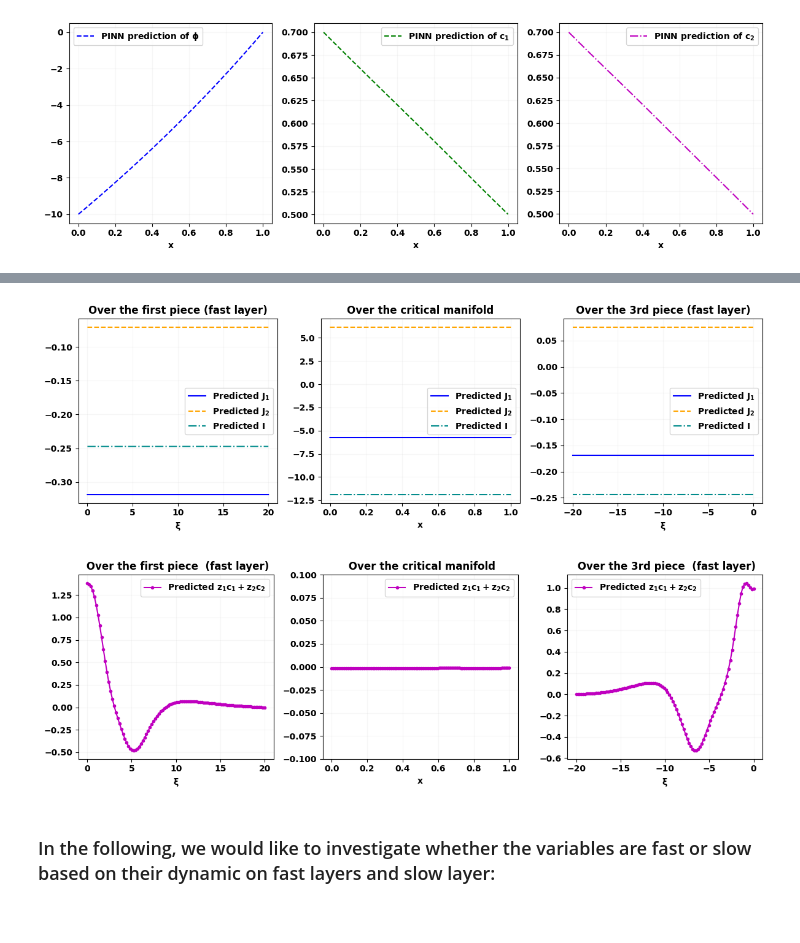
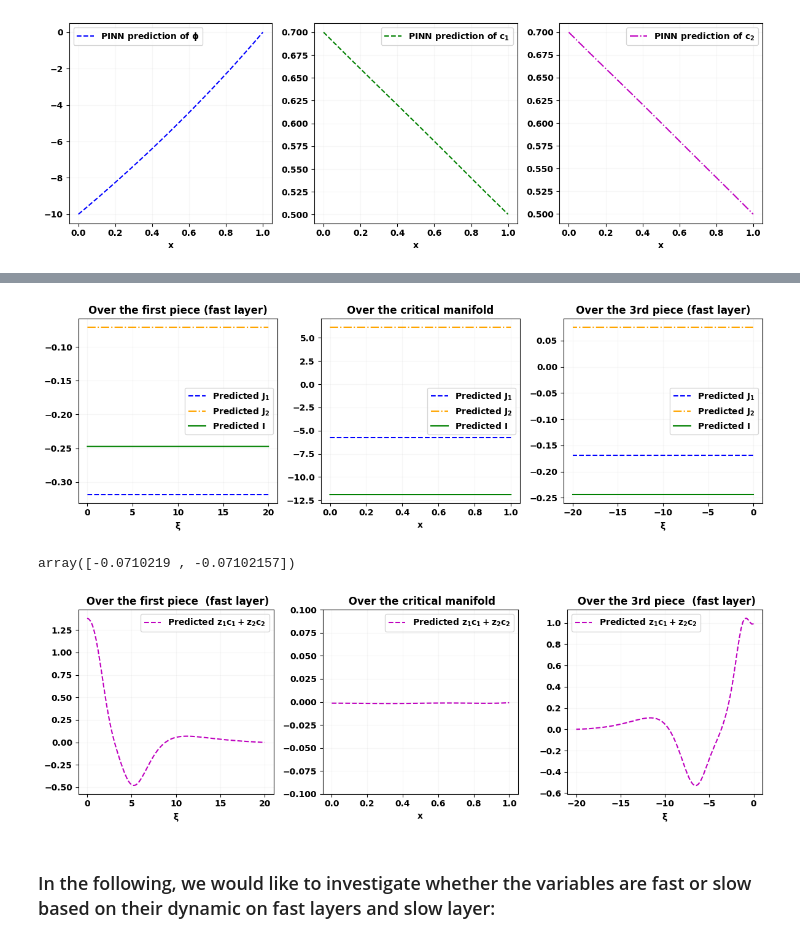
Before and after one commit to Hamid-Mofidi/PINNs_on_Multiple_timescale_dynamics, a Jupyter notebook: PINNs_PNP/PINNs_PNP_8(J_free)V-2.ipynb, the cells around one changed output, grey strips where cells are left out. Drawn from its saved outputs; the diff is of its cells as text; code cells hidden in the pictures.

```diff
--- a/PINNs_PNP/PINNs_PNP_8(J_free)V-2.ipynb
+++ b/PINNs_PNP/PINNs_PNP_8(J_free)V-2.ipynb
@@ -474,9 +500,9 @@ plt.show()
 plt.figure(figsize=(12, 4))
 
 plt.subplot(1, 3, 1)
-plt.plot(t, j1_pred_fast, 'b-', label='Predicted $\\mathbf{J_1}$')
-plt.plot(t, j2_pred_fast, '--', color='orange', label='Predicted $\\mathbf{J_2}$')
-plt.plot(t, z1*j1_pred_fast + z2*j2_pred_fast, '-.', color='darkcyan', label='Predicted $\\mathbf{I}$')
+plt.plot(t, j1_pred_fast, 'b--', label='Predicted $\\mathbf{J_1}$')
+plt.plot(t, j2_pred_fast, '-.', color='orange', label='Predicted $\\mathbf{J_2}$')
+plt.plot(t, z1*j1_pred_fast + z2*j2_pred_fast, '-', color='green', label='Predicted $\\mathbf{I}$')
 
 plt.xlabel('$\\mathbf{\\xi}$', fontweight='bold')
 plt.title('Over the first piece (fast layer)', fontweight='bold')
@@ -488,9 +514,9 @@ plt.xticks(fontweight='bold')
 plt.yticks(fontweight='bold')
 
 plt.subplot(1, 3, 2)
-plt.plot(tau, j1_pred_slow, 'b-', label='Predicted $\\mathbf{J_1}$')
-plt.plot(tau, j2_pred_slow, '--', color='orange', label='Predicted $\\mathbf{J_2}$')
-plt.plot(tau, z1*j1_pred_slow + z2*j2_pred_slow, '-.', color='darkcyan', label='Predicted $\\mathbf{I}$')
+plt.plot(tau, j1_pred_slow, 'b--', label='Predicted $\\mathbf{J_1}$')
+plt.plot(tau, j2_pred_slow, '-.', color='orange', label='Predicted $\\mathbf{J_2}$')
+plt.plot(tau, z1*j1_pred_slow + z2*j2_pred_slow, '-', color='green', label='Predicted $\\mathbf{I}$')
 
 plt.xlabel('$\\mathbf{x}$', fontweight='bold')
 plt.title('Over the critical manifold', fontweight='bold')
@@ -502,9 +528,9 @@ plt.xticks(fontweight='bold')
 plt.yticks(fontweight='bold')
 
 plt.subplot(1, 3, 3)
-plt.plot(t2, j1_pred_fast2 , 'b-', label='Predicted $\\mathbf{J_1}$')
-plt.plot(t2, j2_pred_fast2 , '--', color='orange', label='Predicted $\\mathbf{J_2}$')
-plt.plot(t2, z1*j1_pred_fast2 + z2*j2_pred_fast2, '-.', color='darkcyan', label='Predicted $\\mathbf{I}$')
+plt.plot(t2, j1_pred_fast2 , 'b--', label='Predicted $\\mathbf{J_1}$')
+plt.plot(t2, j2_pred_fast2 , '-.', color='orange', label='Predicted $\\mathbf{J_2}$')
+plt.plot(t2, z1*j1_pred_fast2 + z2*j2_pred_fast2, '-', color='green', label='Predicted $\\mathbf{I}$')
 
 plt.xlabel('$\\mathbf{\\xi}$', fontweight='bold')
 plt.title('Over the 3rd piece (fast layer)', fontweight='bold')
@@ -517,13 +543,15 @@ plt.yticks(fontweight='bold')
 plt.grid(True, alpha=0.1)
 plt.tight_layout()
 plt.show()
+j2_pred_fast[:2]
 # %% [output]
-[figure, old version]
+[figure, new version]
+array([-0.0710219 , -0.07102157])
 # %%
 plt.figure(figsize=(12, 4))
 
 plt.subplot(1, 3, 1)
-plt.plot(t, z1 * c1_pred_fast + z2 * c2_pred_fast, 'm.-', label='Predicted $\\mathbf{z_1 c_1+ z_2  c_2}$')
+plt.plot(t, z1 * c1_pred_fast + z2 * c2_pred_fast, 'm--', label='Predicted $\\mathbf{z_1 c_1+ z_2  c_2}$')
 plt.xlabel('$\\mathbf{\\xi}$', fontweight='bold')
 plt.title(' Over the first piece  (fast layer)', fontweight='bold')
 plt.grid(True, alpha=0.1)
@@ -531,36 +559,36 @@ plt.legend(prop={'weight': 'bold'})
 
 # Making tick labels bold
 plt.xticks(fontweight='bold')
 plt.yticks(fontweight='bold')
 
 zc_slow_init = z1 * c1_pred_fast[-1] + z2 * c2_pred_fast[-1]
 plt.subplot(1, 3, 2)
-plt.plot(tau, z1 * c1_pred_slow + z2 * c2_pred_slow + zc_slow_init, 'm.-', label='Predicted $\\mathbf{z_1 c_1+ z_2  c_2}$')
+plt.plot(tau, z1 * c1_pred_slow + z2 * c2_pred_slow + zc_slow_init, 'm--', label='Predicted $\\mathbf{z_1 c_1+ z_2  c_2}$')
 plt.xlabel('$\\mathbf{x}$', fontweight='bold')
 plt.ylim(-0.1, 0.1)
 plt.title(' Over the critical manifold', fontweight='bold')
 plt.grid(True, alpha=0.1)
 plt.legend(prop={'weight': 'bold'})
 
 # Making tick labels bold
 plt.xticks(fontweight='bold')
 plt.yticks(fontweight='bold')
 
 plt.subplot(1, 3, 3)
-plt.plot(t2, z1 * c1_pred_fast2 + z2 * c2_pred_fast2, 'm.-', label='Predicted $\\mathbf{z_1 c_1+ z_2  c_2}$')
+plt.plot(t2, z1 * c1_pred_fast2 + z2 * c2_pred_fast2, 'm--', label='Predicted $\\mathbf{z_1 c_1+ z_2  c_2}$')
 plt.xlabel('$\\mathbf{\\xi}$', fontweight='bold')
 plt.title(' Over the 3rd piece  (fast layer)', fontweight='bold')
 plt.grid(True, alpha=0.1)
 plt.legend(prop={'weight': 'bold'})
 
 # Making tick labels bold
 plt.xticks(fontweight='bold')
 plt.yticks(fontweight='bold')
 
 plt.tight_layout()
 plt.show()
 # %% [output]
-[figure, old version]
+[figure, new version]
 # %% [markdown]
 ### In the following, we would like to investigate whether the variables are fast or slow based on their dynamic on fast layers and slow layer:
 # %%
```
Also changed, not shown: parts of 2 cells of this notebook.
